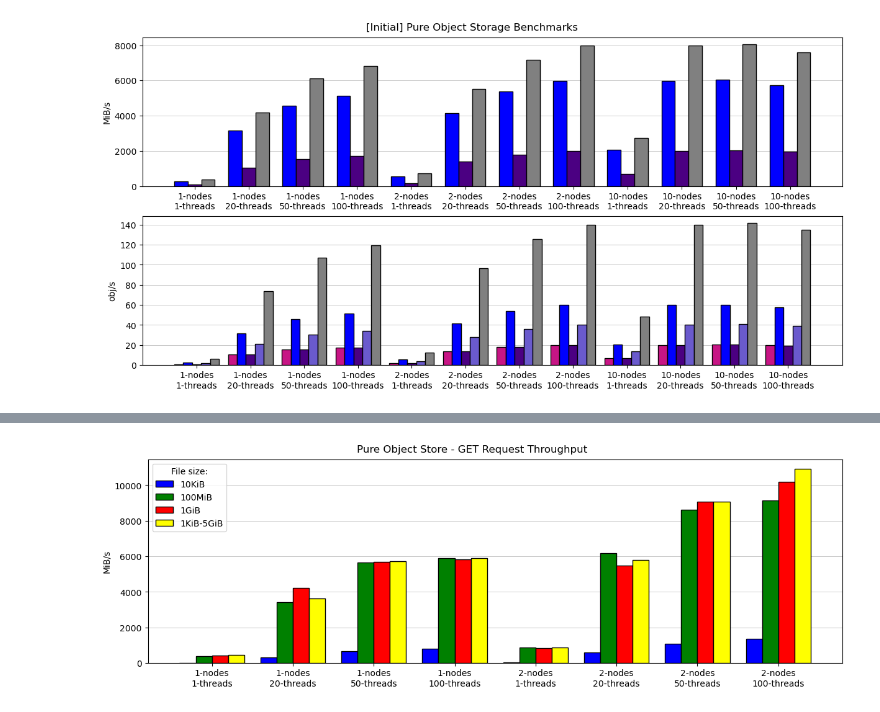
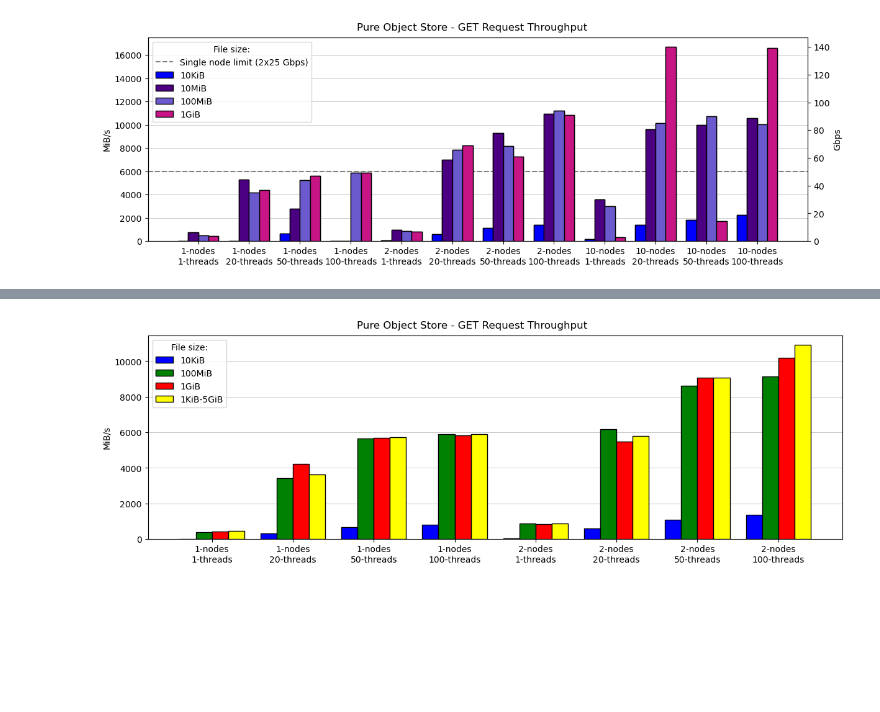
Before and after one commit to stackhpc/jasmin-fs-benchmark, a Jupyter notebook: s3-warp/Analysis-v2.ipynb, the cells around one changed output, grey strips where cells are left out. Drawn from its saved outputs; the diff is of its cells as text; code cells hidden in the pictures; blank space fills up the shorter version.

Commit message:
Improve plot formats

```diff
--- a/s3-warp/Analysis-v2.ipynb
+++ b/s3-warp/Analysis-v2.ipynb
@@ -117,27 +122,39 @@ def plot_grouped_bars(scores, unit, ax=None, op_colours=None):
     ax.set_xticks(x + width, groups)
 
     return ax
-# %%
-# Code
-
-obj_sizes = "100MiB"
-scores = {}
-for nodes, threads in itertools.product([1, 2, 10], [1, 20, 50, 100]):
-    key = f"{nodes}-nodes\n{threads}-threads"
-    run_scores = parse_text_summary(
-        f'benchmark-runs/warp-results-summary.mixed-{nodes}-{threads}-1100-{obj_sizes}-10m.txt'
-    )
-    for k, v in run_scores.items():
-        if v == {}:
-            run_scores[k] = {"MiB_per_sec": 0, "obj_per_sec": 0}
-    scores[key] = run_scores
-
-op_colours = {"GET":"blue", "PUT":"indigo", "STAT":"slateblue", "DELETE":"mediumvioletred", "Total":"grey"}
-fig, axs = plt.subplots(figsize=(12, 6), nrows=2, constrained_layout=True)
-plot_grouped_bars(scores, "MiB_per_sec", axs[0], op_colours)
-plot_grouped_bars(scores, "obj_per_sec", axs[1], op_colours)
-fig.suptitle("[Initial] Pure Object Storage Benchmarks")
-# plt.savefig("initial-pure-results.png")
-plt.show()
-# %% [output]
-[figure, removed]
+# %%
+# Code
+
+scores = {}
+for nodes, threads in itertools.product([1, 2, 10], [1, 20, 50, 100]):
+    key = f"{nodes}-nodes\n{threads}-threads"
+    scores[key] = {}
+    for size in ["10KiB", "10MiB", "100MiB", "1GiB"]:
+        try:
+            run_scores = parse_text_summary(
+                f'benchmark-runs/s3-summary.pure-get-{nodes}-{threads}-250-{size}.txt'
+            )
+            for k, v in run_scores.items():
+                if v == {}:
+                    run_scores[k] = {"MiB_per_sec": 0, "obj_per_sec": 0}
+            scores[key][size] = run_scores["GET"]
+        except:
+            scores[key][size] = {"MiB_per_sec": 0, "obj_per_sec": 0}
+# print(scores)
+
+bar_colours = {"10KiB":"blue", "10MiB":"indigo", "100MiB":"slateblue", "1GiB":"mediumvioletred"}
+fig, ax = plt.subplots(figsize=(12, 4), nrows=1, constrained_layout=True)
+plot_grouped_bars(scores, "MiB_per_sec", ax, bar_colours)
+ax.axhline([50*1e9/(8*1024**2)], label='Single node limit (2x25 Gbps)', c='grey', ls='--')
+ax.legend(title="File size:")
+
+ax2 = ax.twinx()
+plot_grouped_bars(scores, "MiB_per_sec", ax2, bar_colours, yaxis_unit='Gbps')
+ax2.grid()
+ax2.set_ylabel('Gbps')
+
+fig.suptitle("Pure Object Store - GET Request Throughput")
+plt.savefig("pure-storage-read-results.png")
+plt.show()
+# %% [output]
+[figure, added]
```
Also changed, not shown: parts of 4 cells of this notebook.
